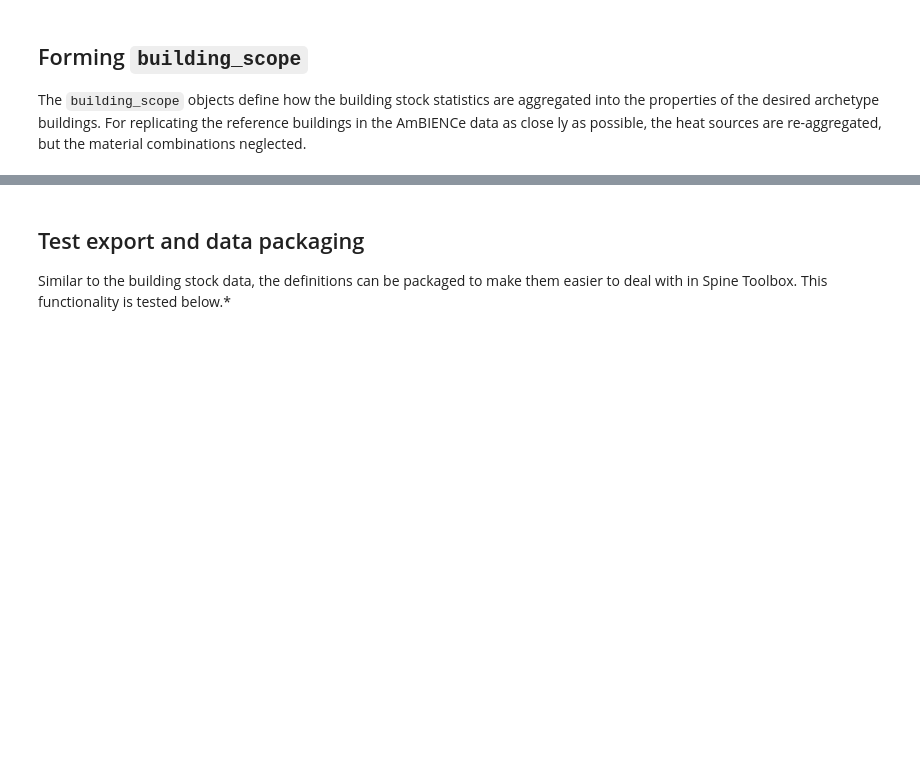
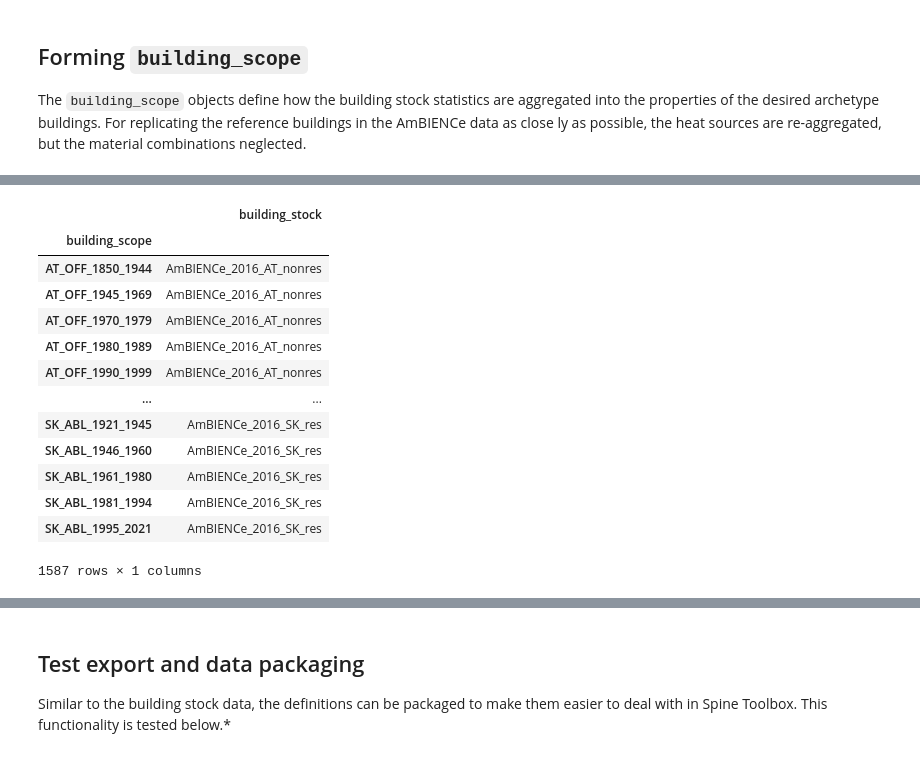
Before and after one commit to spine-tools/AmBIENCe2ABM, a Jupyter notebook: definitions_testscript.ipynb, the cells around one changed output, grey strips where cells are left out. Drawn from its saved outputs; the diff is of its cells as text; code cells hidden in the pictures; blank space fills up the shorter version.

```diff
--- a/definitions_testscript.ipynb
+++ b/definitions_testscript.ipynb
@@ -117,0 +262,19 @@ defs.building_scope()
+# %%
+### Check building scope to building stock mapping
+
+defs.building_scope__building_stock()
+# %% [output]
+|  | building_stock |
+| building_scope |  |
+| AT_OFF_1850_1944 | AmBIENCe_2016_AT_nonres |
+| AT_OFF_1945_1969 | AmBIENCe_2016_AT_nonres |
+| AT_OFF_1970_1979 | AmBIENCe_2016_AT_nonres |
+| AT_OFF_1980_1989 | AmBIENCe_2016_AT_nonres |
+| AT_OFF_1990_1999 | AmBIENCe_2016_AT_nonres |
+| ... | ... |
+| SK_ABL_1921_1945 | AmBIENCe_2016_SK_res |
+| SK_ABL_1946_1960 | AmBIENCe_2016_SK_res |
+| SK_ABL_1961_1980 | AmBIENCe_2016_SK_res |
+| SK_ABL_1981_1994 | AmBIENCe_2016_SK_res |
+| SK_ABL_1995_2021 | AmBIENCe_2016_SK_res |
+1587 rows × 1 columns
```
Also changed, not shown: parts of 17 cells of this notebook, 1 other file.
